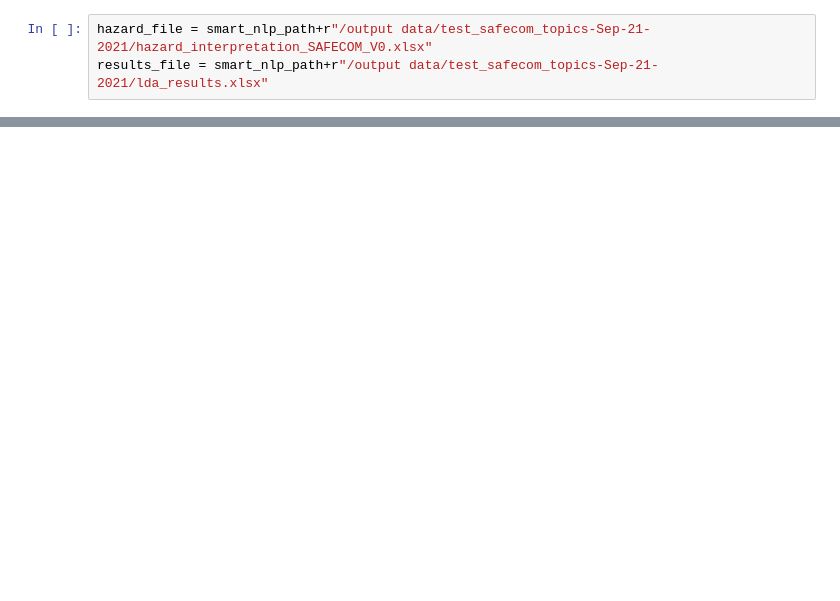
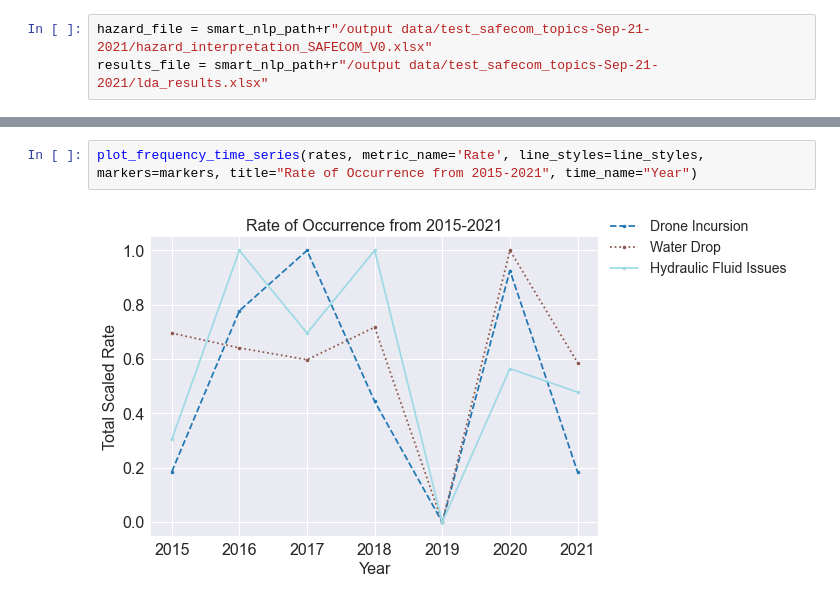
Before and after one commit to nasa/mika, a Jupyter notebook: notebooks/SAFECOM Trend Analysis.ipynb, the cells around one changed output, grey strips where cells are left out. Cells and saved outputs as stored; diff of their text form; blank space fills up the shorter version.

```diff
--- a/notebooks/SAFECOM Trend Analysis.ipynb
+++ b/notebooks/SAFECOM Trend Analysis.ipynb
@@ -76,0 +174,4 @@ print(frequency_new)
+# %%
+plot_frequency_time_series(rates, metric_name='Rate', line_styles=line_styles, markers=markers, title="Rate of Occurrence from 2015-2021", time_name="Year")
+# %% [output]
+[figure, added]
```
Also changed, not shown: parts of 12 cells of this notebook.
